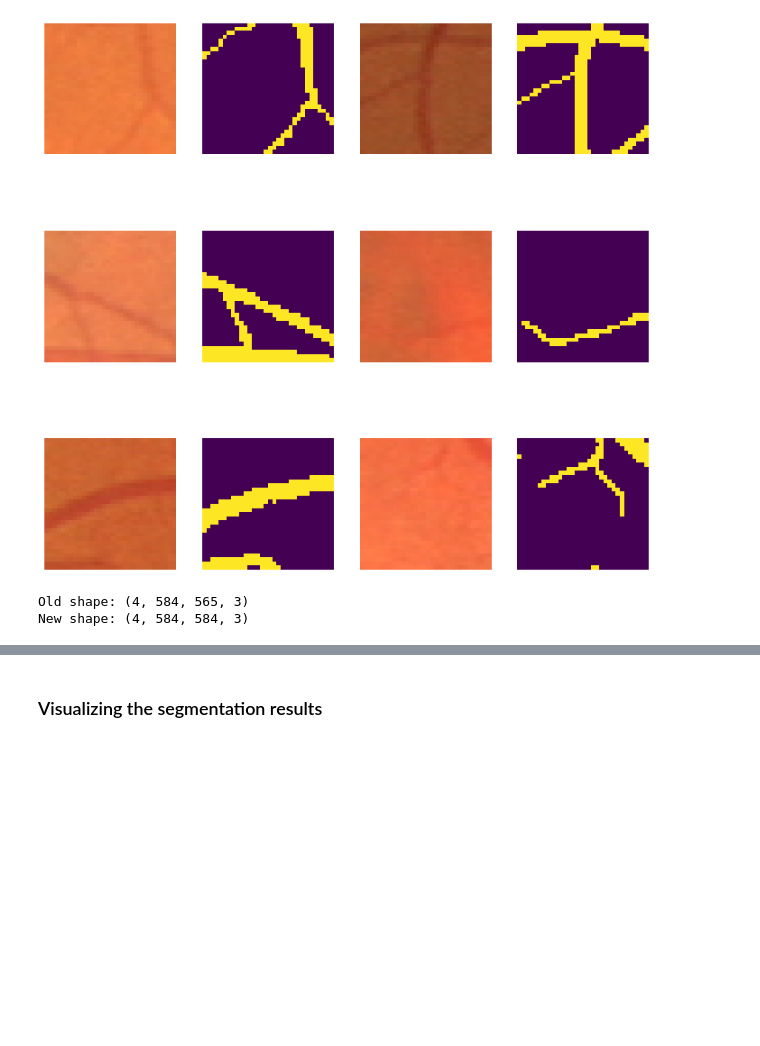
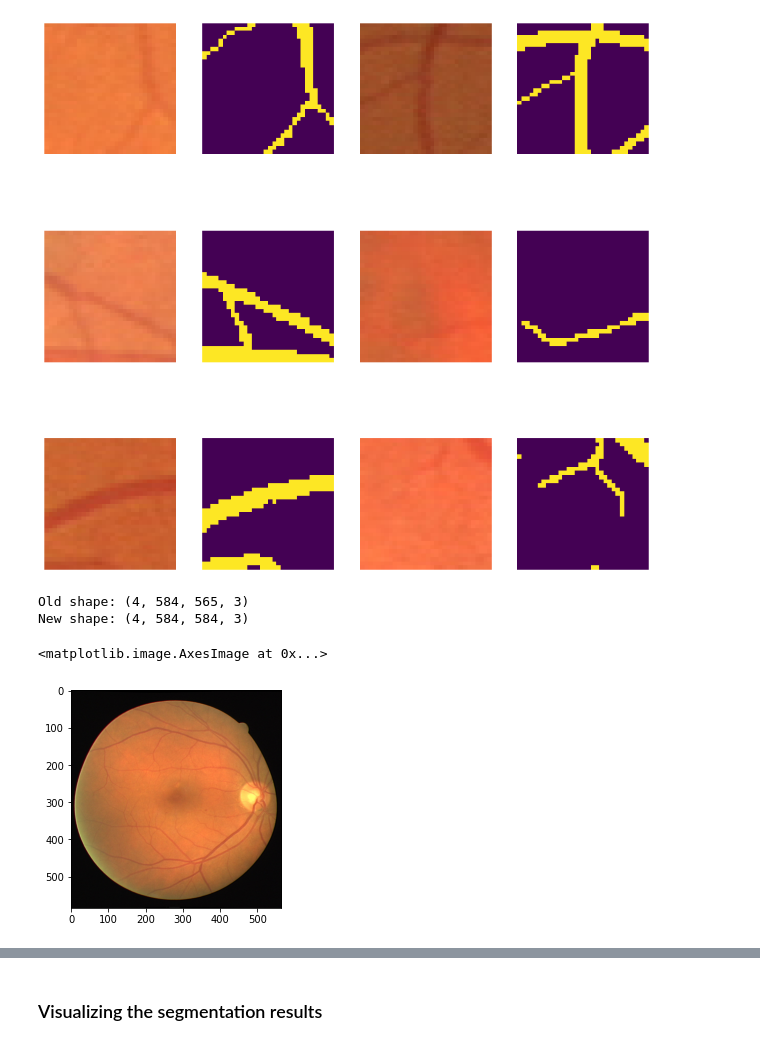
Before and after one commit to Oovian/8dm50-machine-learning, a Jupyter notebook: practicals/week_4.ipynb, the cells around one changed output, grey strips where cells are left out. Saved outputs shown, nothing was run; the diff lists cells and outputs as text; code cells hidden in the pictures; blank space fills up the shorter version.

```diff
--- a/practicals/week_4.ipynb
+++ b/practicals/week_4.ipynb
@@ -242,3 +242,16 @@ print("New shape:", val_images.shape)
 # %% [output]
 Old shape: (4, 584, 565, 3)
 New shape: (4, 584, 584, 3)
+# %%
+import os
+from unet_model import unet
+from unet_utils import Bspline_generator,b_spline_transform, random_brightness
+from keras.models import load_model
+from tensorflow.keras.optimizers import Adam, SGD
+from keras.callbacks import EarlyStopping, ModelCheckpoint, ReduceLROnPlateau
+timage = b_spline_transform(train_images[0], sigma=0.008)
+# timage = random_brightness(train_images[0])
+plt.imshow(timage)
+# %% [output]
+<matplotlib.image.AxesImage at 0x...>
+[figure, added]
```
Also changed, not shown: parts of 7 cells of this notebook, 1 other file.
